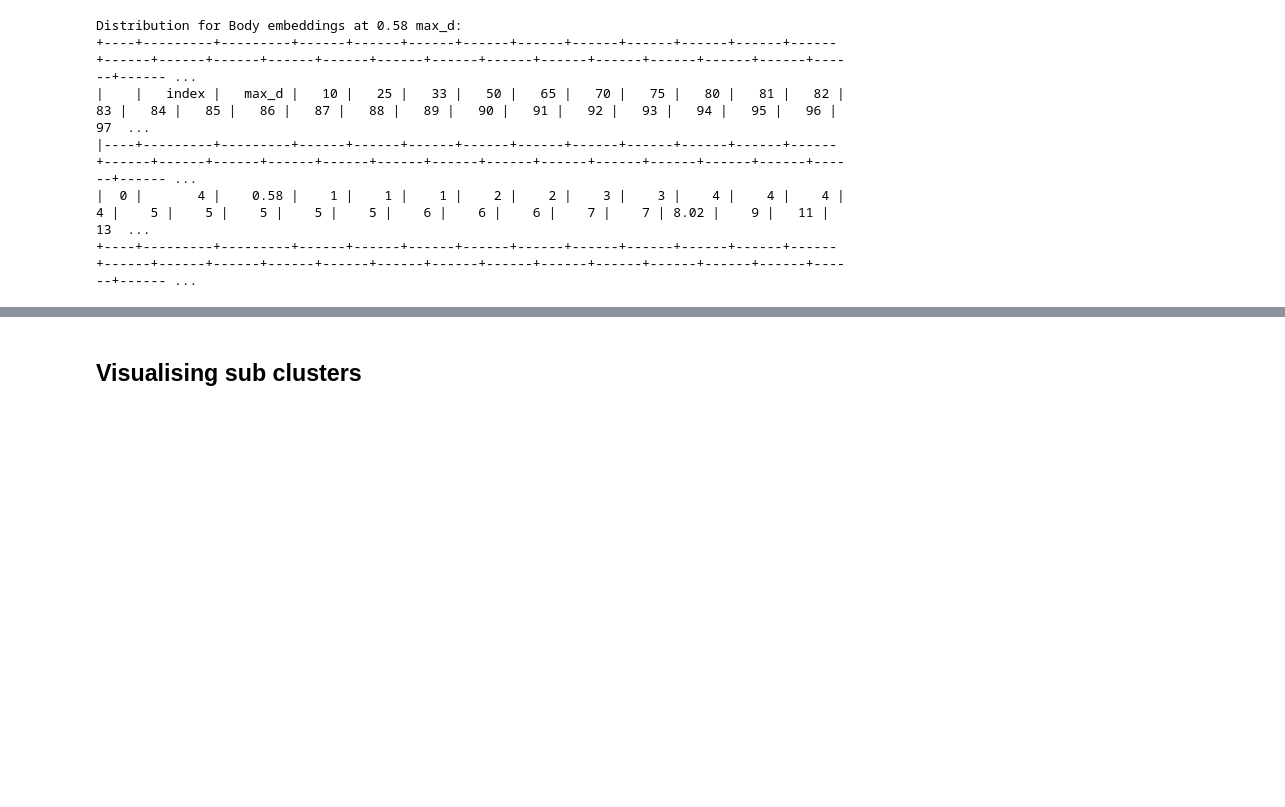
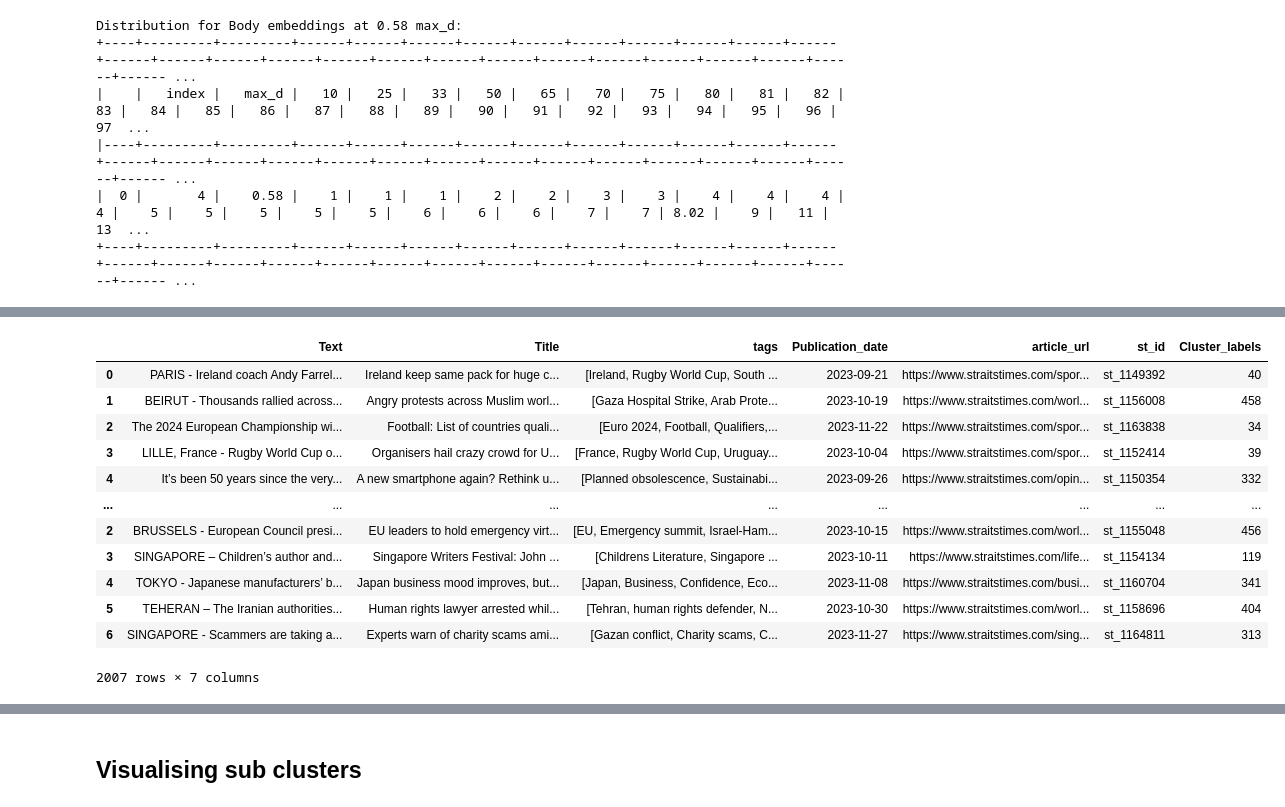
Before and after one commit to mcxraider/sph-timeline-project, a Jupyter notebook: notebooks/hierarchical_experiment.ipynb, the cells around one changed output, grey strips where cells are left out. Cells and saved outputs as stored; diff of their text form; code cells hidden in the pictures; blank space fills up the shorter version.

Commit message:
feat(clustering): new analytics

```diff
--- a/notebooks/hierarchical_experiment.ipynb
+++ b/notebooks/hierarchical_experiment.ipynb
@@ -315,9 +317,9 @@ Distribution for Body embeddings at 0.58 max_d:
 |  0 |       4 |    0.58 |    1 |    1 |    1 |    2 |    2 |    3 |    3 |    4 |    4 |    4 |    4 |    5 |    5 |    5 |    5 |    5 |    6 |    6 |    6 |    7 |    7 | 8.02 |    9 |   11 |   13  ...
 +----+---------+---------+------+------+------+------+------+------+------+------+------+------+------+------+------+------+------+------+------+------+------+------+------+------+------+------+------ ...
 # %%
-# Trying out 0.7 because it looks similar to the one in body
-max_d = 0.58
-clusters_train = fcluster(Z, d, criterion='distance')
+# max_d of 0.56 to 0.6 seem to be the optimal
+max_d = 0.6
+clusters_train = fcluster(Z, max_d, criterion='distance')
 
 # Get unique elements and their counts
 unique_elements, counts = np.unique(clusters_train, return_counts=True)
@@ -411,0 +504,17 @@ Generated Labels of clusters in the 98 percentile:
+# %%
+new_df = df.drop(['_id', 'embeddings', 'combined', 'tags_embeddings', 'Title_embeddings', 'phrase_Bert_tags_embeddings'], axis=1)
+new_df
+# %% [output]
+|  | Text | Title | tags | Publication_date | article_url | st_id | Cluster_labels |
+| 0 | PARIS - Ireland coach Andy Farrel... | Ireland keep same pack for huge c... | [Ireland, Rugby World Cup, South ... | 2023-09-21 | https://www.straitstimes.com/spor... | st_1149392 | 40 |
+| 1 | BEIRUT - Thousands rallied across... | Angry protests across Muslim worl... | [Gaza Hospital Strike, Arab Prote... | 2023-10-19 | https://www.straitstimes.com/worl... | st_1156008 | 458 |
+| 2 | The 2024 European Championship wi... | Football: List of countries quali... | [Euro 2024, Football, Qualifiers,... | 2023-11-22 | https://www.straitstimes.com/spor... | st_1163838 | 34 |
+| 3 | LILLE, France - Rugby World Cup o... | Organisers hail crazy crowd for U... | [France, Rugby World Cup, Uruguay... | 2023-10-04 | https://www.straitstimes.com/spor... | st_1152414 | 39 |
+| 4 | It’s been 50 years since the very... | A new smartphone again? Rethink u... | [Planned obsolescence, Sustainabi... | 2023-09-26 | https://www.straitstimes.com/opin... | st_1150354 | 332 |
+| ... | ... | ... | ... | ... | ... | ... | ... |
+| 2 | BRUSSELS - European Council presi... | EU leaders to hold emergency virt... | [EU, Emergency summit, Israel-Ham... | 2023-10-15 | https://www.straitstimes.com/worl... | st_1155048 | 456 |
+| 3 | SINGAPORE – Children’s author and... | Singapore Writers Festival: John ... | [Childrens Literature, Singapore ... | 2023-10-11 | https://www.straitstimes.com/life... | st_1154134 | 119 |
+| 4 | TOKYO - Japanese manufacturers’ b... | Japan business mood improves, but... | [Japan, Business, Confidence, Eco... | 2023-11-08 | https://www.straitstimes.com/busi... | st_1160704 | 341 |
+| 5 | TEHERAN – The Iranian authorities... | Human rights lawyer arrested whil... | [Tehran, human rights defender, N... | 2023-10-30 | https://www.straitstimes.com/worl... | st_1158696 | 404 |
+| 6 | SINGAPORE - Scammers are taking a... | Experts warn of charity scams ami... | [Gazan conflict, Charity scams, C... | 2023-11-27 | https://www.straitstimes.com/sing... | st_1164811 | 313 |
+2007 rows × 7 columns
```
Also changed, not shown: parts of 13 cells of this notebook, 1 other file.
